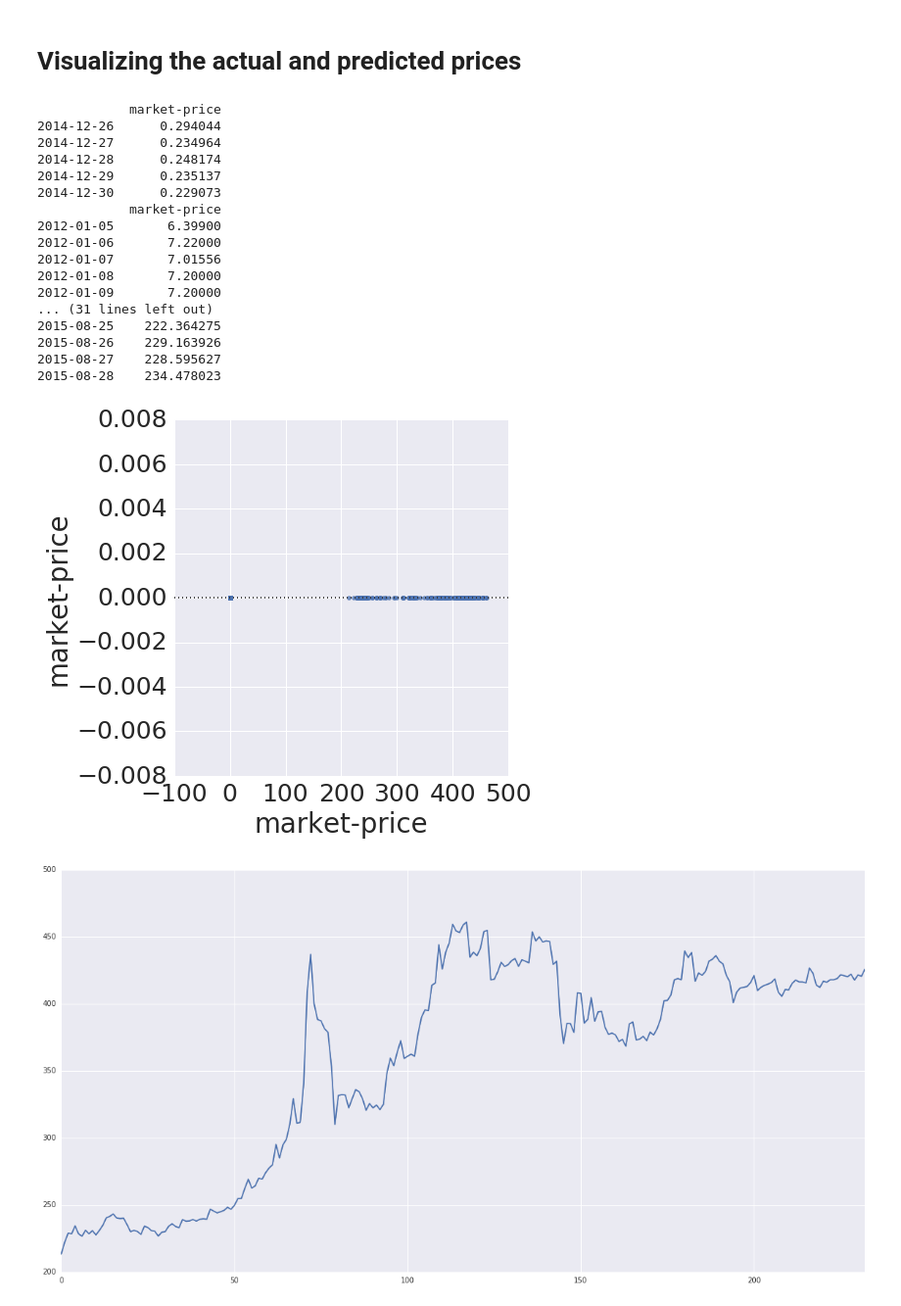
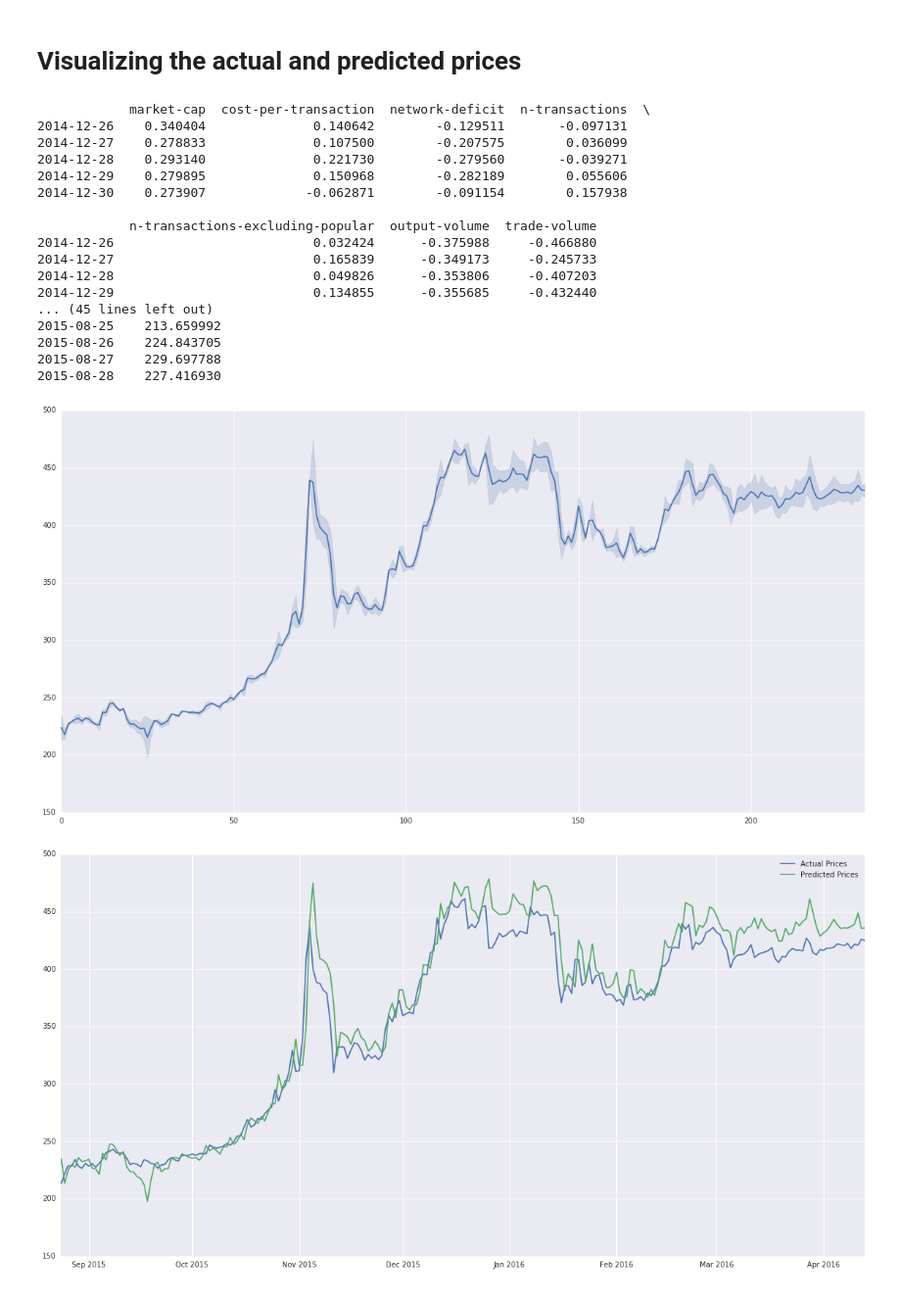
Before and after one commit to Lucsanszky/btc-price-prediction, a Jupyter notebook: data-analysis/historic-data/linear-regression.ipynb, the cells around one changed output. Shown at 98% size. Cells and saved outputs as stored; diff of their text form; code cells hidden in the pictures.

```diff
--- a/data-analysis/historic-data/linear-regression.ipynb
+++ b/data-analysis/historic-data/linear-regression.ipynb
@@ -200,7 +199,7 @@ Wall time: 1min 4s
 # %%
 # Create the checkbox placeholder
 box = widgets.VBox()
-cbs = map(lambda x: widgets.Checkbox(description = x, value = False), CHARTS)
+cbs = map(lambda x: widgets.Checkbox(description = x, value = False), CHARTS[1:])
 box.children=[i for i in cbs]
 display(box)
 
@@ -211,7 +210,7 @@ def evaluate(b):
     regr = linear_model.LinearRegression()
 
     # Populate the checkbox placeholder
-    for i in range(len(CHARTS)):
+    for i in range(len(CHARTS[1:])):
         selected.append(box.children[i].value)
 
     filtered_features = filter_features(selected)
@@ -243,15 +242,15 @@ def evaluate(b):
     print(btc_y_test.head())
 
     # Create a dataframe from the predicted values
-    btc_y_pred = pd.DataFrame(regr.predict(btc_X_test[1:]), columns = ['market-price'])
-    btc_y_pred.set_index(btc_X_test.index[1:],inplace = True)
+    btc_y_pred = pd.DataFrame(regr.predict(btc_X_test), columns = ['market-price'])
+    btc_y_pred.set_index(btc_y_test.index,inplace = True)
 
     # Calculate the RMSE and MAE metric scores
-    rmse_score = np.sqrt(mse(btc_y_test[:-1], btc_y_pred))
-    mae_score = mae(btc_y_test[:-1], btc_y_pred)
+    rmse_score = np.sqrt(mse(btc_y_test, btc_y_pred))
+    mae_score = mae(btc_y_test, btc_y_pred)
 
     # Calculate the classification accuracy
-    act_ticks = list(map(lambda t: np.sign(t[1] - t[0]), zip(btc_y_test.values, btc_y_test.values[1:-1])))
+    act_ticks = list(map(lambda t: np.sign(t[1] - t[0]), zip(btc_y_test.values, btc_y_test.values[1:])))
     pred_ticks = list(map(lambda t: np.sign(t[1] - t[0]), zip(btc_y_pred.values, btc_y_pred.values[1:])))
     act_pred_cmp = list(map(lambda t: t[0] == t[1], zip(act_ticks, pred_ticks)))
     accuracy = np.sum(act_pred_cmp) / len(act_ticks)
@@ -260,51 +259,51 @@ def evaluate(b):
     print ('R2: %.9f' % (regr.score(btc_X_test, btc_y_test)))
     print ('RMSE: %.9f' % rmse_score, ', RMSE%: ', 100 * rmse_score / max_min_spread, '%')
     print ('MAE: %.9f' % mae_score, ', MAE%: ', 100 * mae_score / max_min_spread, '%')
     print ('\nSign change classification accuracy: ', 100 * accuracy, '%\n\n')
 
     # Create a dataframe for residual plots
     resid_df = pd.concat([btc_X_test, btc_y_pred], axis = 1)
     #resid_df.rename(columns = {'market-price': 'residuals'}, inplace=True)
     print(btc_X_test.shape)
     print(btc_y_pred.shape)
 
     # Plot the residuals
     sns.set_context("notebook", font_scale=2.5)
     g = sns.PairGrid(resid_df, x_vars=list(filtered_features.columns), y_vars=['market-price'], size=7)
     g.map(sns.residplot)
     sns.set()
 
     # Plot the time series of the actual and predicted values
     plt.figure(figsize = (20,10))
-    sns.tsplot(data = [btc_y_test.values[:-1], btc_y_pred.values])
+    sns.tsplot(data = [btc_y_test.values, btc_y_pred.values])
 
     plt.figure(figsize = (20,10))
     plt.plot(btc_y_test.index, btc_y_test, label = 'Actual Prices')
-    plt.plot(btc_X_test.index[1:], btc_y_pred, label = 'Predicted Prices')
+    plt.plot(btc_y_pred.index, btc_y_pred, label = 'Predicted Prices')
     plt.legend()
 
     print(btc_y_test.head())
     print(btc_y_pred.head())
 
 button.on_click(evaluate)
 display(button)
 # %% [output]
-            market-price
-2014-12-26      0.294044
-2014-12-27      0.234964
-2014-12-28      0.248174
-2014-12-29      0.235137
-2014-12-30      0.229073
-            market-price
-2012-01-05       6.39900
-2012-01-06       7.22000
-2012-01-07       7.01556
-2012-01-08       7.20000
-2012-01-09       7.20000
-... (31 lines left out)
-2015-08-25    222.364275
-2015-08-26    229.163926
-2015-08-27    228.595627
-2015-08-28    234.478023
+            market-cap  cost-per-transaction  network-deficit  n-transactions  \
+2014-12-26    0.340404              0.140642        -0.129511       -0.097131
+2014-12-27    0.278833              0.107500        -0.207575        0.036099
+2014-12-28    0.293140              0.221730        -0.279560       -0.039271
+2014-12-29    0.279895              0.150968        -0.282189        0.055606
+2014-12-30    0.273907             -0.062871        -0.091154        0.157938
+
+            n-transactions-excluding-popular  output-volume  trade-volume
+2014-12-26                          0.032424      -0.375988     -0.466880
+2014-12-27                          0.165839      -0.349173     -0.245733
+2014-12-28                          0.049826      -0.353806     -0.407203
+2014-12-29                          0.134855      -0.355685     -0.432440
+... (45 lines left out)
+2015-08-25    213.659992
+2015-08-26    224.843705
+2015-08-27    229.697788
+2015-08-28    227.416930
-[figure, old version]
+[figure, new version]
-[figure, old version]
+[figure, new version]
```
Also changed, not shown: parts of 9 cells of this notebook, 5 other files.
